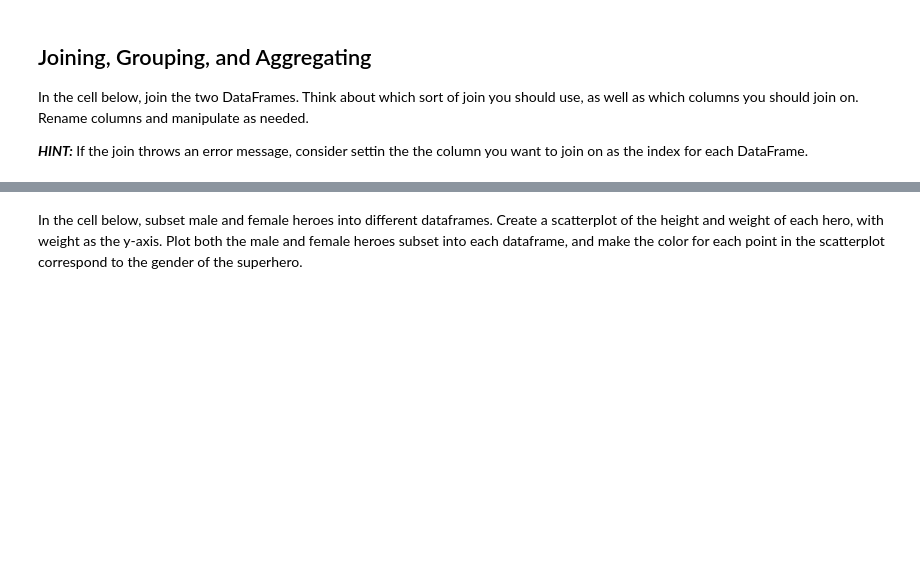
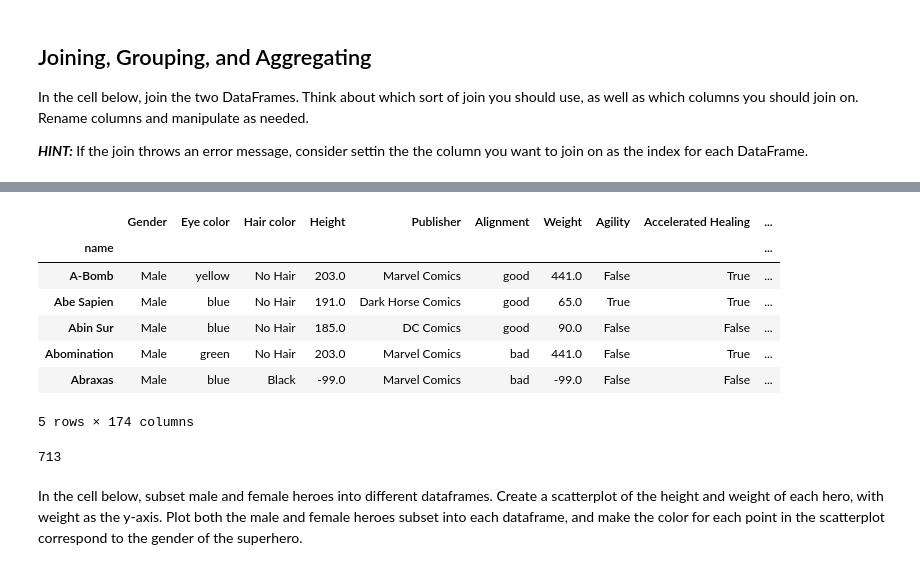
Before and after one commit to L-Lewis/dsc-1-04-13-project-data-cleaning-online-ds-ft-011419, a Jupyter notebook: index.ipynb, the cells around one changed output, grey strips where cells are left out. Cells and saved outputs as stored; diff of their text form; code cells hidden in the pictures; blank space fills up the shorter version.

```diff
--- a/index.ipynb
+++ b/index.ipynb
@@ -157,0 +201,2 @@ ________________________________________________________________________________
+# %%
+heroes_df = heroes_df[heroes_df['Alignment'] != '-']
@@ -161,3 +244,7 @@ ________________________________________________________________________________
 In the cell below, join the two DataFrames.  Think about which sort of join you should use, as well as which columns you should join on.  Rename columns and manipulate as needed.
 
 **_HINT:_** If the join throws an error message, consider settin the the column you want to join on as the index for each DataFrame.
+# %%
+heroes_df.set_index('name', inplace=True)
+# %%
+powers_df.set_index('hero_names', inplace=True)
@@ -164,3 +272,22 @@ In the cell below, join the two DataFrames.  Think about which sort of join you
+# %%
+#heroes_df.name = powers_df.hero_name
+#left join
+joined_df = heroes_df.join(powers_df, how='left', on='name')
+# %%
+joined_df.head()
+# %% [output]
+|  | Gender | Eye color | Hair color | Height | Publisher | Alignment | Weight | Agility | Accelerated Healing | ... |
+| name |  |  |  |  |  |  |  |  |  | ... |
+| A-Bomb | Male | yellow | No Hair | 203.0 | Marvel Comics | good | 441.0 | False | True | ... |
+| Abe Sapien | Male | blue | No Hair | 191.0 | Dark Horse Comics | good | 65.0 | True | True | ... |
+| Abin Sur | Male | blue | No Hair | 185.0 | DC Comics | good | 90.0 | False | False | ... |
+| Abomination | Male | green | No Hair | 203.0 | Marvel Comics | bad | 441.0 | False | True | ... |
+| Abraxas | Male | blue | Black | -99.0 | Marvel Comics | bad | -99.0 | False | False | ... |
+5 rows × 174 columns
+# %%
+len(joined_df)
+# %% [output]
+713
 # %% [markdown]
 In the cell below, subset male and female heroes into different dataframes.  Create a scatterplot of the height and weight of each hero, with weight as the y-axis.  Plot both the male and female heroes subset into each dataframe, and make the color for each point in the scatterplot correspond to the gender of the superhero.
 # %% [markdown]
```
Also changed, not shown: parts of 13 cells of this notebook.
